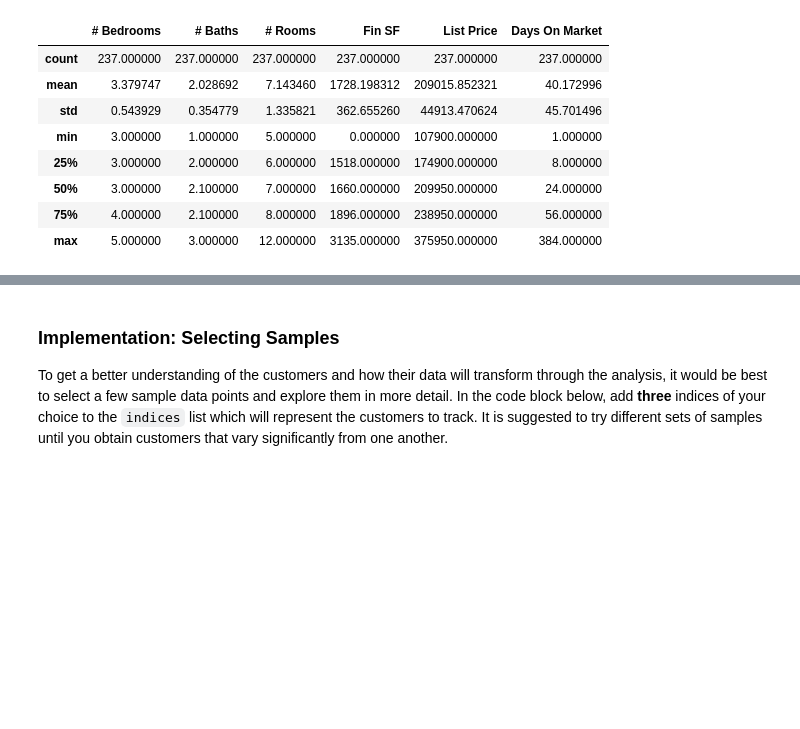
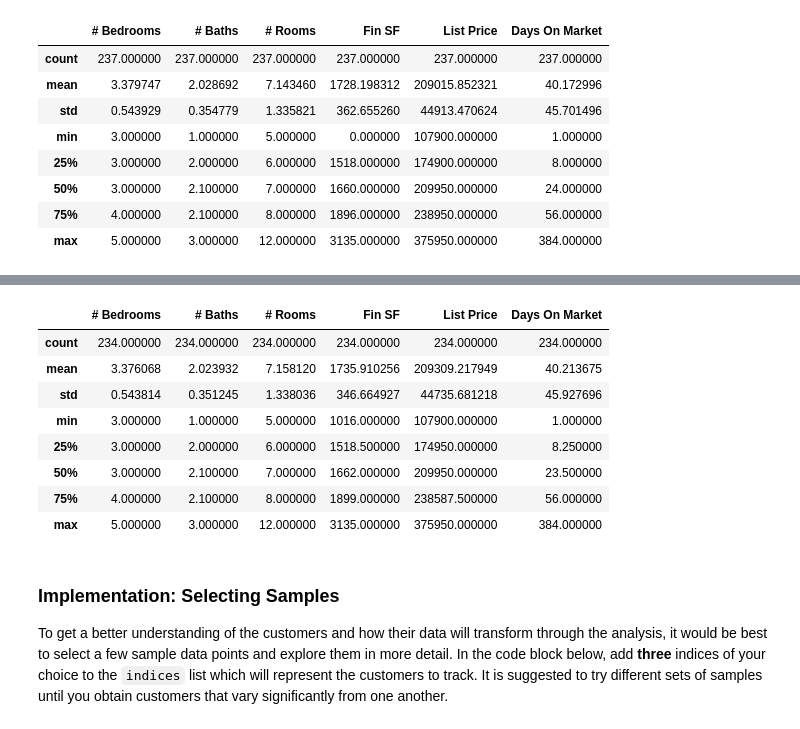
Before and after one commit to quantarb/capstone, a Jupyter notebook: data_exploration.ipynb, the cells around one changed output, grey strips where cells are left out. Drawn from its saved outputs; the diff is of its cells as text; code cells hidden in the pictures; blank space fills up the shorter version.

```diff
--- a/data_exploration.ipynb
+++ b/data_exploration.ipynb
@@ -57,3 +62,23 @@ display(data.describe())
+# %%
+zero_or_negative = []
+for index, row in data.iterrows():
+    for col in data.columns:
+        if row[col] <= 0:
+            zero_or_negative.append(index)
+
+data = data.dropna().drop(data.index[zero_or_negative].unique())
+data = data[data['# Rooms'] - data['# Bedrooms'] - data['# Baths'] >= 0].reset_index(drop = True)
+display(data.describe())
+# %% [output]
+|  | # Bedrooms | # Baths | # Rooms | Fin SF | List Price | Days On Market |
+| count | 234.000000 | 234.000000 | 234.000000 | 234.000000 | 234.000000 | 234.000000 |
+| mean | 3.376068 | 2.023932 | 7.158120 | 1735.910256 | 209309.217949 | 40.213675 |
+| std | 0.543814 | 0.351245 | 1.338036 | 346.664927 | 44735.681218 | 45.927696 |
+| min | 3.000000 | 1.000000 | 5.000000 | 1016.000000 | 107900.000000 | 1.000000 |
+| 25% | 3.000000 | 2.000000 | 6.000000 | 1518.500000 | 174950.000000 | 8.250000 |
+| 50% | 3.000000 | 2.100000 | 7.000000 | 1662.000000 | 209950.000000 | 23.500000 |
+| 75% | 4.000000 | 2.100000 | 8.000000 | 1899.000000 | 238587.500000 | 56.000000 |
+| max | 5.000000 | 3.000000 | 12.000000 | 3135.000000 | 375950.000000 | 384.000000 |
 # %% [markdown]
 ### Implementation: Selecting Samples
 To get a better understanding of the customers and how their data will transform through the analysis, it would be best to select a few sample data points and explore them in more detail. In the code block below, add **three** indices of your choice to the `indices` list which will represent the customers to track. It is suggested to try different sets of samples until you obtain customers that vary significantly from one another.
```
Also changed, not shown: parts of 15 cells of this notebook.
